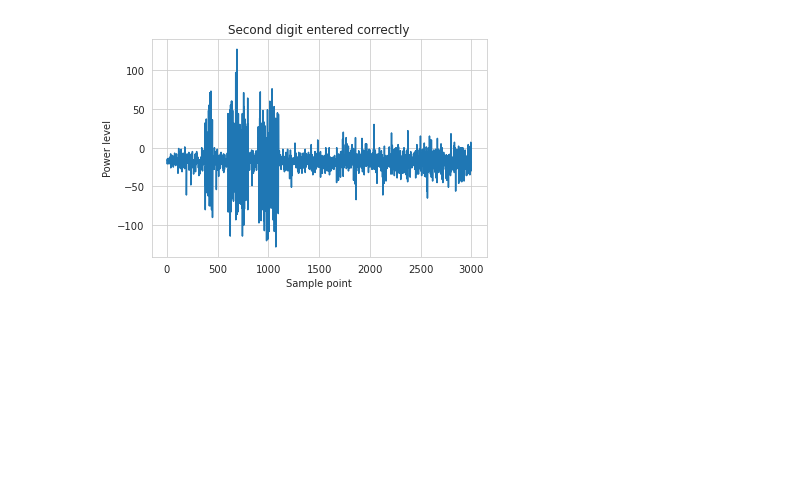
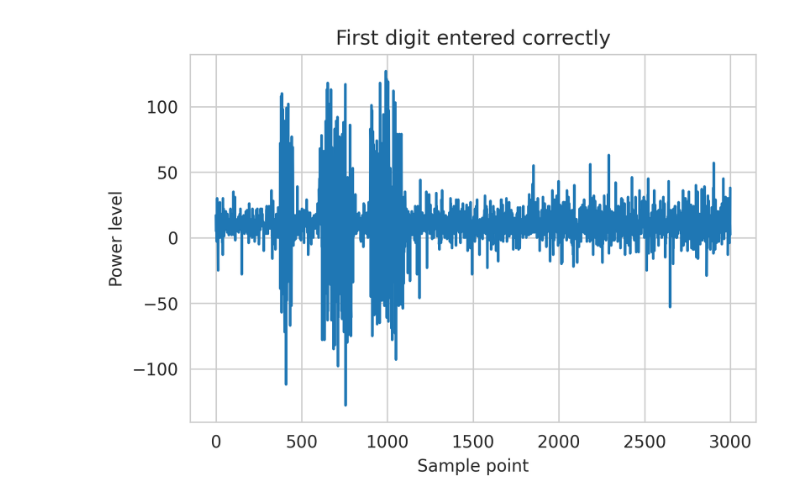
Before and after one commit to ccberg/LA, a Jupyter notebook: report/spa.ipynb, the cells around one changed output. Drawn from its saved outputs; the diff is of its cells as text; code cells hidden in the pictures; blank space fills up the shorter version.

```diff
--- a/report/spa.ipynb
+++ b/report/spa.ipynb
@@ -3,7 +3,9 @@ import numpy as np
 import seaborn as sns
 from scipy.interpolate import interp1d
 
-sns.set_style('whitegrid')
+from src.tools.plotter import init_plots
+
+init_plots()
 # %%
 TRACE_LEN = 3000
 KEY_LEN = 300
@@ -11,7 +13,7 @@ SPACE = 100
 
 DIST = lambda: np.random.normal(scale=.1,size=3000)
 
-def plot_spa(pin_correct = 1, title="First digit entered correctly"):
+def plot_spa(pin_correct = 1, title="Entire pin wrong"):
     base = DIST()
     base += .15 * np.sin(np.arange(0, 1, 1/TRACE_LEN))
     base *= .5 * DIST()
@@ -26,7 +28,7 @@ def plot_spa(pin_correct = 1, title="First digit entered correctly"):
 
     if pin_correct >= 4:
         base[end:] *= 2.5 * np.sin(np.arange(0, 1, 1/TRACE_LEN))[end:]
-        base[end:] += .01 * np.sin(np.arange(0, 1, 1/TRACE_LEN))[end:]
+        base[end:] += .025 * np.sin(np.arange(0, 1, 1/TRACE_LEN))[end:]
 
     # Convert to uint8
     def conv_uint8(trace):
@@ -42,7 +44,7 @@ plot_spa()
 # %%
-plot_spa(2, "Second digit entered correctly")
+plot_spa(2, "First digit entered correctly")
 # %% [output]
-[figure, old version]
+[figure, new version]
 # %%
 plot_spa(4, "All digits entered correctly")
 # %% [output]
```
Also changed, not shown: parts of 2 cells of this notebook, 1 other file.
